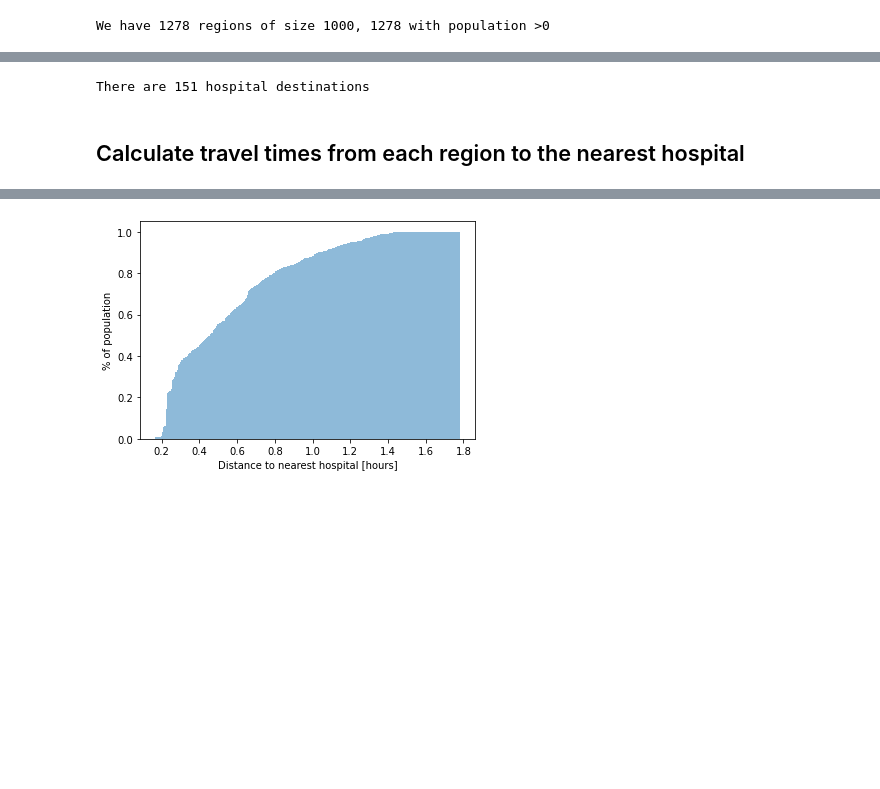
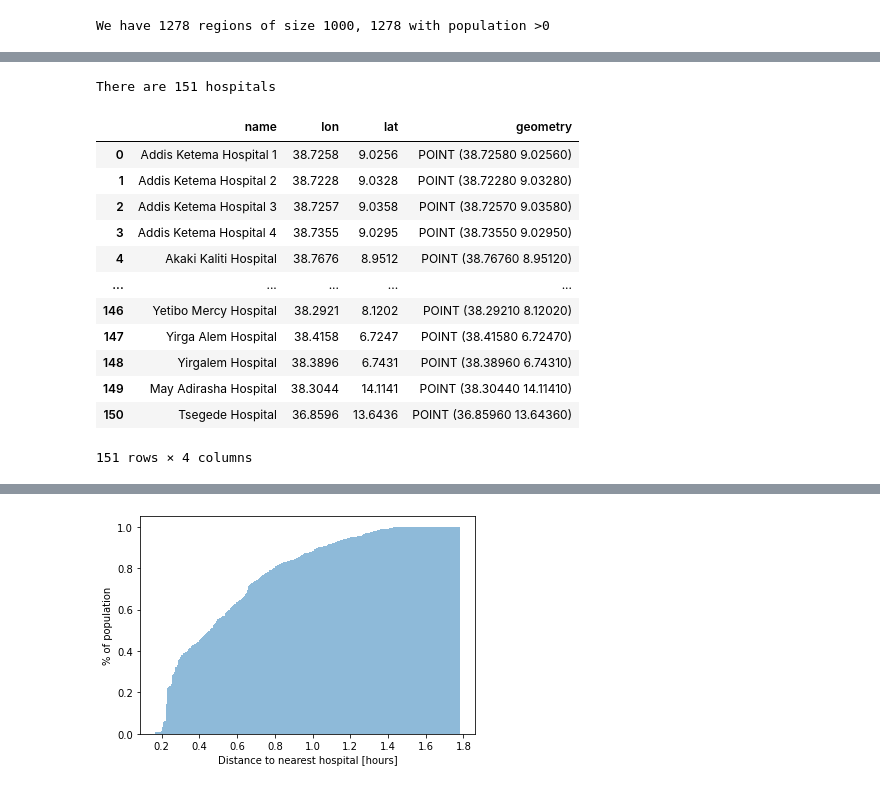
Before and after one commit to tfeenergy/Ethiopia-hospitals-covid19, a Jupyter notebook: Ethiopia COVID.ipynb, the cells around one changed output, grey strips where cells are left out. Drawn from its saved outputs; the diff is of its cells as text; code cells hidden in the pictures; blank space fills up the shorter version.

```diff
--- a/Ethiopia COVID.ipynb
+++ b/Ethiopia COVID.ipynb
@@ -140,12 +95,24 @@ origins.to_file(driver = 'ESRI Shapefile', filename = PROCESSEDFILEPATH+'/origin
 # %%
-hospital_path = PROCESSEDFILEPATH+"/ethiopia_hospitals.shp"
+hospital_path = RAWFILEPATH+"/ethiopia_hospitals.shp"
 df = gpd.read_file(hospital_path).to_crs(CRS)
 df['lon']=df.geometry.centroid.x
 df['lat']=df.geometry.centroid.y
 df['name']=df['Facility n']
 hospitals=df[['name','lon','lat','geometry']]
 print("There are %i hospitals"%len(hospitals))
+hospitals.reset_index(drop=True)
 # %% [output]
-There are 151 hospital destinations
+There are 151 hospitals
+|  | name | lon | lat | geometry |
+| 0 | Addis Ketema Hospital 1 | 38.7258 | 9.0256 | POINT (38.72580 9.02560) |
+| 1 | Addis Ketema Hospital 2 | 38.7228 | 9.0328 | POINT (38.72280 9.03280) |
+| 2 | Addis Ketema Hospital 3 | 38.7257 | 9.0358 | POINT (38.72570 9.03580) |
+| 3 | Addis Ketema Hospital 4 | 38.7355 | 9.0295 | POINT (38.73550 9.02950) |
+| 4 | Akaki Kaliti Hospital | 38.7676 | 8.9512 | POINT (38.76760 8.95120) |
+| ... | ... | ... | ... | ... |
+| 146 | Yetibo Mercy Hospital | 38.2921 | 8.1202 | POINT (38.29210 8.12020) |
+| 147 | Yirga Alem Hospital | 38.4158 | 6.7247 | POINT (38.41580 6.72470) |
+| 148 | Yirgalem Hospital | 38.3896 | 6.7431 | POINT (38.38960 6.74310) |
+| 149 | May Adirasha Hospital | 38.3044 | 14.1141 | POINT (38.30440 14.11410) |
+| 150 | Tsegede Hospital | 36.8596 | 13.6436 | POINT (36.85960 13.64360) |
+151 rows × 4 columns
-# %% [markdown]
-## Calculate travel times from each region to the nearest hospital
```
Also changed, not shown: parts of 21 cells of this notebook, 2 other files.
